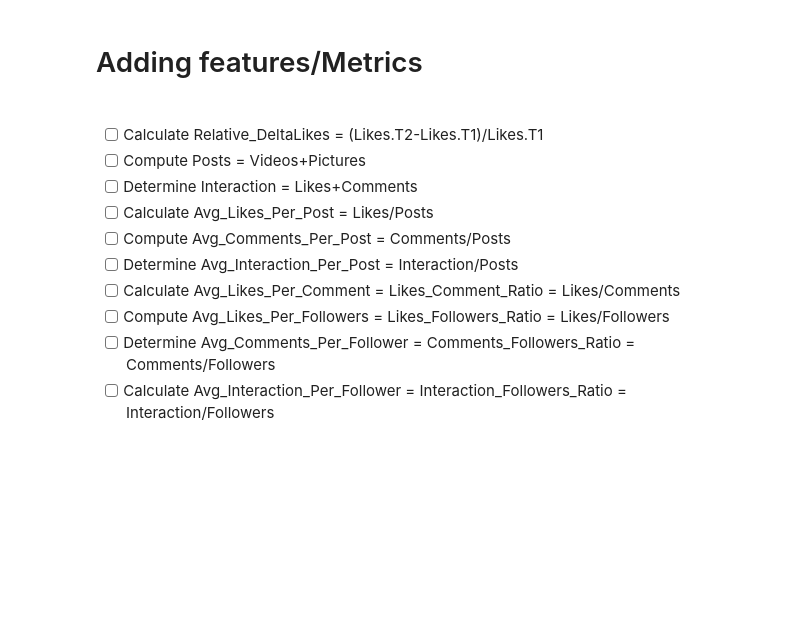
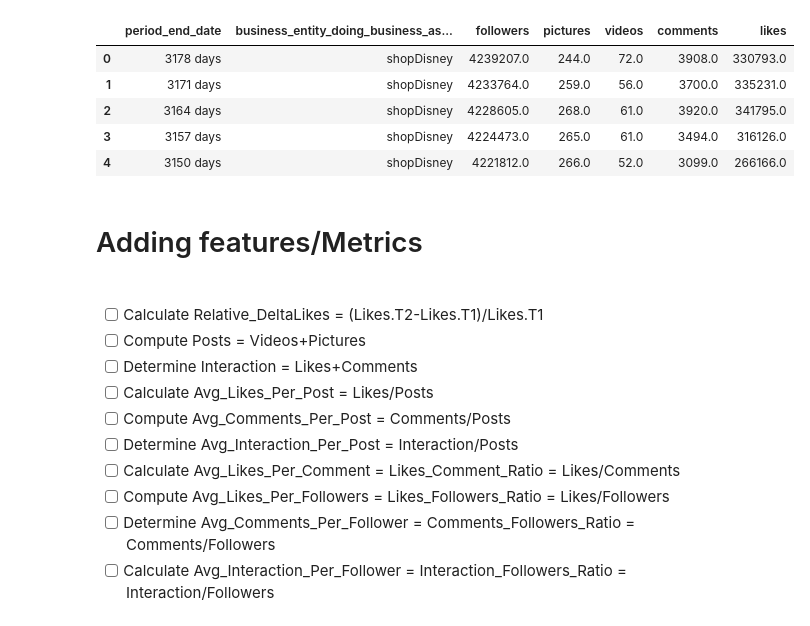
Before and after one commit to lerchal1/21_Datathon_2024, a Jupyter notebook: 2_FeatureAddition.ipynb, the cells around one changed output. Cells and saved outputs as stored; diff of their text form; code cells hidden in the pictures; blank space fills up the shorter version.

```diff
--- a/2_FeatureAddition.ipynb
+++ b/2_FeatureAddition.ipynb
@@ -7,3 +8,12 @@ df = pd.read_csv("data\cleaned_data.csv", sep=";")
+# %%
+df.head()
+# %% [output]
+|  | period_end_date | business_entity_doing_business_as... | followers | pictures | videos | comments | likes |
+| 0 | 3178 days | shopDisney | 4239207.0 | 244.0 | 72.0 | 3908.0 | 330793.0 |
+| 1 | 3171 days | shopDisney | 4233764.0 | 259.0 | 56.0 | 3700.0 | 335231.0 |
+| 2 | 3164 days | shopDisney | 4228605.0 | 268.0 | 61.0 | 3920.0 | 341795.0 |
+| 3 | 3157 days | shopDisney | 4224473.0 | 265.0 | 61.0 | 3494.0 | 316126.0 |
+| 4 | 3150 days | shopDisney | 4221812.0 | 266.0 | 52.0 | 3099.0 | 266166.0 |
 # %% [markdown]
 <h1>Adding features/Metrics<h1/>
 # %% [markdown]
```
Also changed, not shown: parts of 4 cells of this notebook, 1 other file.
